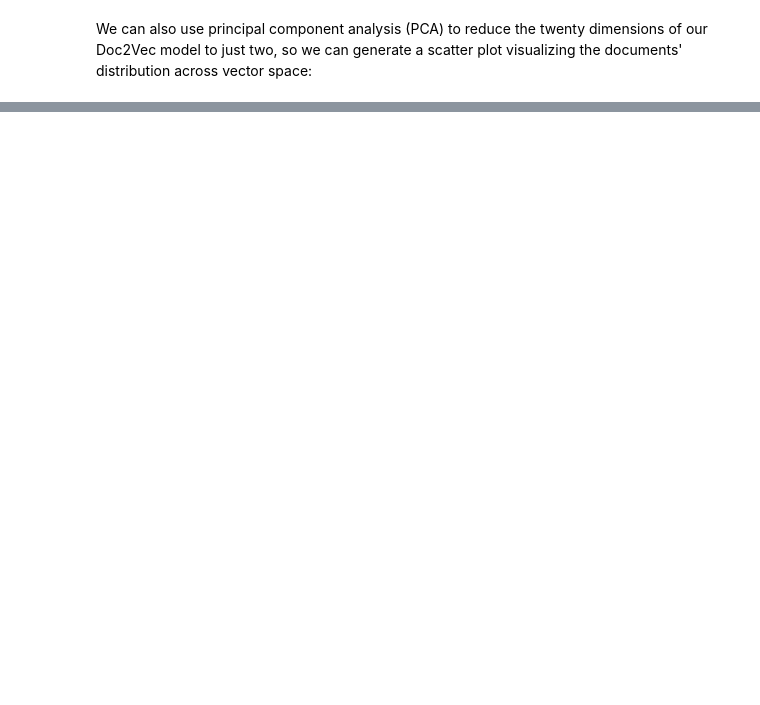
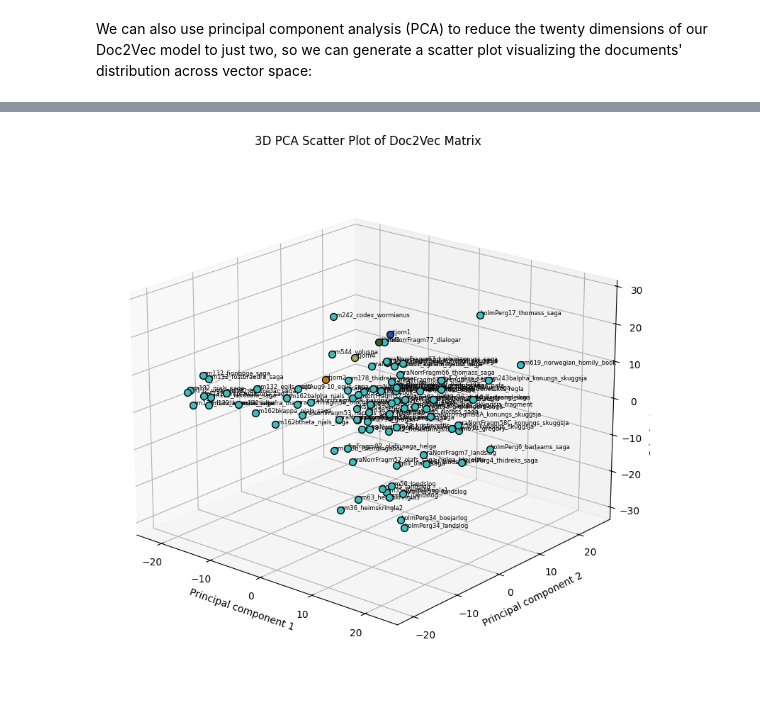
Before and after one commit to langeslag/on-corpus-tools, a Jupyter notebook: stjorn/doc2vec.ipynb, the cells around one changed output, grey strips where cells are left out. Saved outputs shown, nothing was run; the diff lists cells and outputs as text; code cells hidden in the pictures; blank space fills up the shorter version.

```diff
--- a/stjorn/doc2vec.ipynb
+++ b/stjorn/doc2vec.ipynb
@@ -187,0 +195,22 @@ plt.show()
+# %%
+pca3d = PCA(n_components=3)
+vectors = np.array([model.dv[i] for i in data.keys()])
+pca_result = pca3d.fit_transform(vectors)
+fig = plt.figure(figsize=(8,8))
+ax = fig.add_subplot(projection='3d')
+x = pca_result[:, 0]
+y = pca_result[:, 1]
+z = pca_result[:, 2]
+ax.set_title('3D PCA Scatter Plot of Doc2Vec Matrix', fontsize='12')
+ax.set_xlabel('Principal component 1')
+ax.set_ylabel('Principal component 2')
+ax.set_zlabel('Principal component 3')
+ax.view_init(elev=20, azim=310)
+plt.tight_layout()
+for i, txt in enumerate(data.keys()):
+    ax.scatter(x[i],y[i],z[i], c=list(colours.values())[i], cmap=matplotlib.colors.ListedColormap(colours), edgecolor='k', s=50)
+    ax.text(x[i],y[i],z[i], txt, fontsize=6)
+#plt.savefig(fname='doc2vec3d.svg', format='svg', bbox_inches='tight')
+plt.show()
+# %% [output]
+[figure, added]
```
Also changed, not shown: parts of 10 cells of this notebook, 5 other files.
